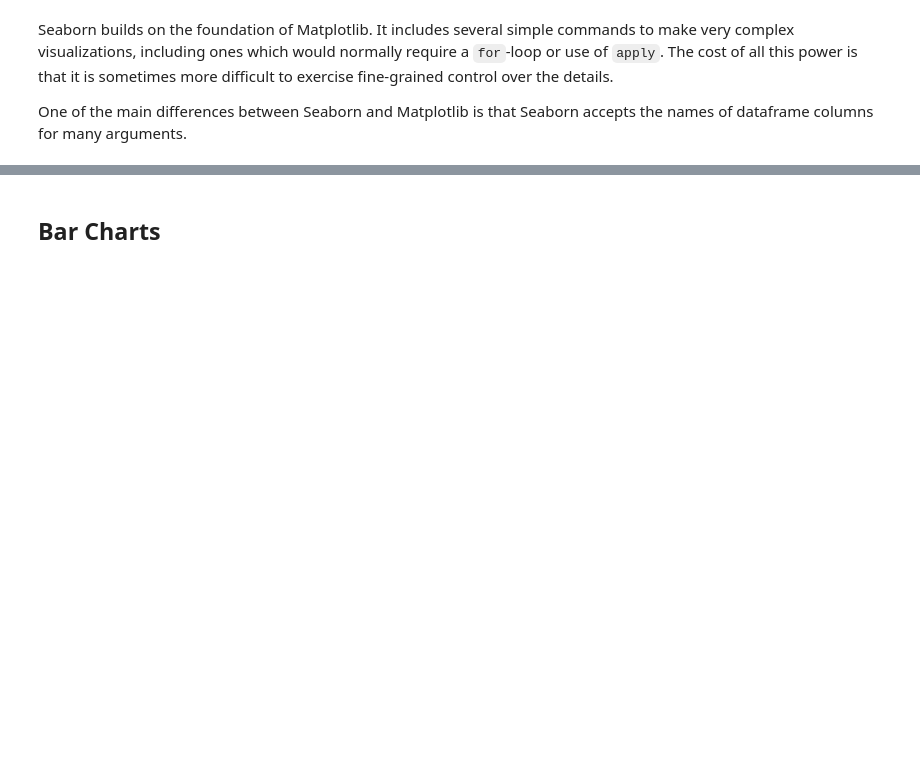
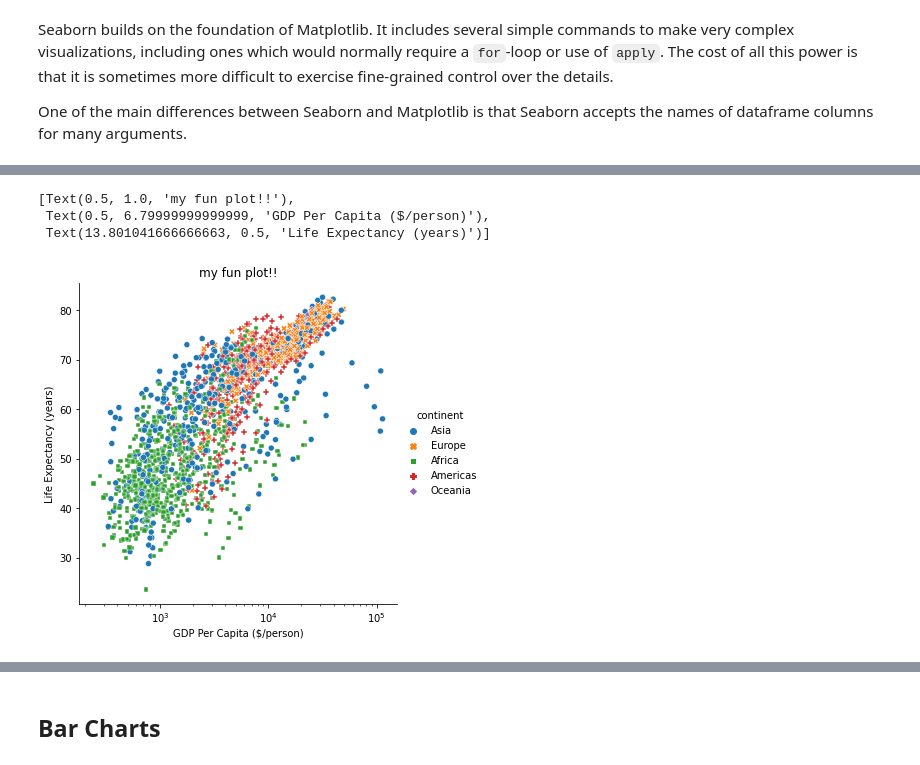
Before and after one commit to PhilChodrow/PIC16A, a Jupyter notebook: live_lectures/seaborn.ipynb, the cells around one changed output, grey strips where cells are left out. Saved outputs shown, nothing was run; the diff lists cells and outputs as text; code cells hidden in the pictures; blank space fills up the shorter version.

```diff
--- a/live_lectures/seaborn.ipynb
+++ b/live_lectures/seaborn.ipynb
@@ -48,0 +37,17 @@ One of the main differences between Seaborn and Matplotlib is that Seaborn accep
+# %%
+fgrid = sns.relplot(x = 'gdpPercap',
+                    y = 'lifeExp',
+                    hue = 'continent',
+                    style = 'continent',
+                    data = gapminder)
+
+ax = fgrid.axes[0][0]
+ax.semilogx()
+ax.set(title = "my fun plot!!",
+       xlabel = "GDP Per Capita ($/person)",
+       ylabel = "Life Expectancy (years)")
+# %% [output]
+[Text(0.5, 1.0, 'my fun plot!!'),
+ Text(0.5, 6.79999999999999, 'GDP Per Capita ($/person)'),
+ Text(13.801041666666663, 0.5, 'Life Expectancy (years)')]
+[figure, added]
```
Also changed, not shown: parts of 23 cells of this notebook, 1 other file.
